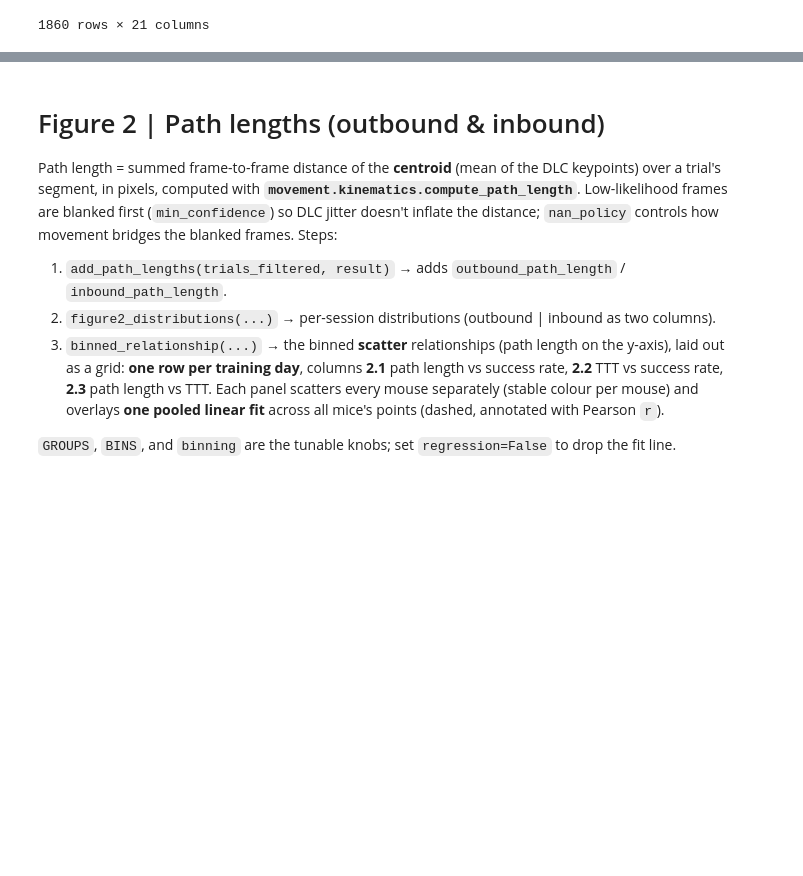
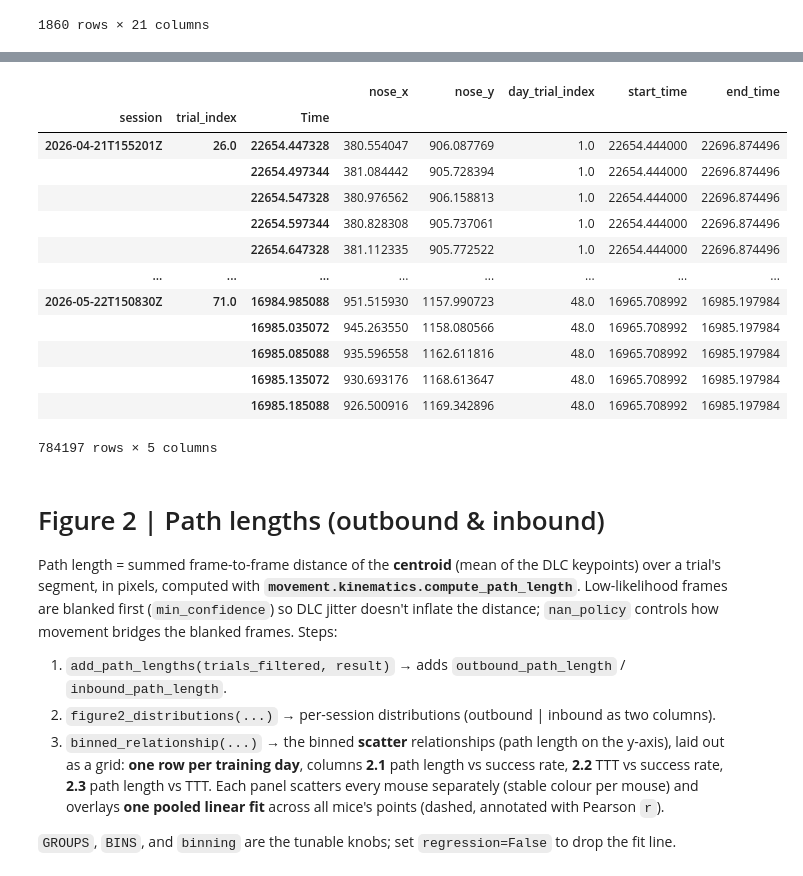
Before and after one commit to Keshavarzi-lab/data-conduit, a Jupyter notebook: src/data_conduit/qc/Requested_plots.ipynb, the cells around one changed output, grey strips where cells are left out. Cells and saved outputs as stored; diff of their text form; code cells hidden in the pictures; blank space fills up the shorter version.

```diff
--- a/src/data_conduit/qc/Requested_plots.ipynb
+++ b/src/data_conduit/qc/Requested_plots.ipynb
@@ -258,0 +311,48 @@ fig, axes = figure1(result, trials_filtered, ROOT, mice=['FbR_M01569522'])
+# %%
+# Columns that define each trial's window. Carry along any label you want as the
+# sub-index (trial_index, and day_trial_index if you prefer the contiguous counter).
+trial_windows = (
+    trials_filtered[["session", "trial_index", "day_trial_index",
+                     "start_time", "end_time"]]
+    .sort_values("start_time")          # merge_asof needs the merge key globally sorted
+    .reset_index(drop=True)
+)
+
+pw = pose_wide.sort_values("Time").reset_index(drop=True)   # ditto for the pose side
+
+# For each frame, attach the last trial that STARTED at or before it (same session).
+tagged = pd.merge_asof(
+    pw, trial_windows,
+    left_on="Time", right_on="start_time",
+    by="session",                       # only match within the same session
+    direction="backward",
+)
+
+# merge_asof only checks the start; a frame is really inside the trial only if it
+# also lands before the trial's end. Frames in the inter-trial gap (or before the
+# first trial) fail this and get dropped.
+in_trial = (tagged["Time"] <= tagged["end_time"]).fillna(False)
+
+pose_by_trial = (
+    tagged[in_trial]
+    # .drop(columns=["start_time", "end_time"])
+    .set_index(["session", "trial_index", "Time"])   # trial as a sub-index level
+    .sort_index()
+)
+pose_by_trial.drop(columns=['body_x', 'body_y', 'lear_x', 'lear_y', 'rear_x', 'rear_y', 'tailbase_x', 'tailbase_y'], inplace=True)
+display(pose_by_trial)
+# %% [output]
+|  |  |  | nose_x | nose_y | day_trial_index | start_time | end_time |
+| session | trial_index | Time |  |  |  |  |  |
+| 2026-04-21T155201Z | 26.0 | 22654.447328 | 380.554047 | 906.087769 | 1.0 | 22654.444000 | 22696.874496 |
+|  |  | 22654.497344 | 381.084442 | 905.728394 | 1.0 | 22654.444000 | 22696.874496 |
+|  |  | 22654.547328 | 380.976562 | 906.158813 | 1.0 | 22654.444000 | 22696.874496 |
+|  |  | 22654.597344 | 380.828308 | 905.737061 | 1.0 | 22654.444000 | 22696.874496 |
+|  |  | 22654.647328 | 381.112335 | 905.772522 | 1.0 | 22654.444000 | 22696.874496 |
+| ... | ... | ... | ... | ... | ... | ... | ... |
+| 2026-05-22T150830Z | 71.0 | 16984.985088 | 951.515930 | 1157.990723 | 48.0 | 16965.708992 | 16985.197984 |
+|  |  | 16985.035072 | 945.263550 | 1158.080566 | 48.0 | 16965.708992 | 16985.197984 |
+|  |  | 16985.085088 | 935.596558 | 1162.611816 | 48.0 | 16965.708992 | 16985.197984 |
+|  |  | 16985.135072 | 930.693176 | 1168.613647 | 48.0 | 16965.708992 | 16985.197984 |
+|  |  | 16985.185088 | 926.500916 | 1169.342896 | 48.0 | 16965.708992 | 16985.197984 |
+784197 rows × 5 columns
```
Also changed, not shown: parts of 13 cells of this notebook, 1 other file.
